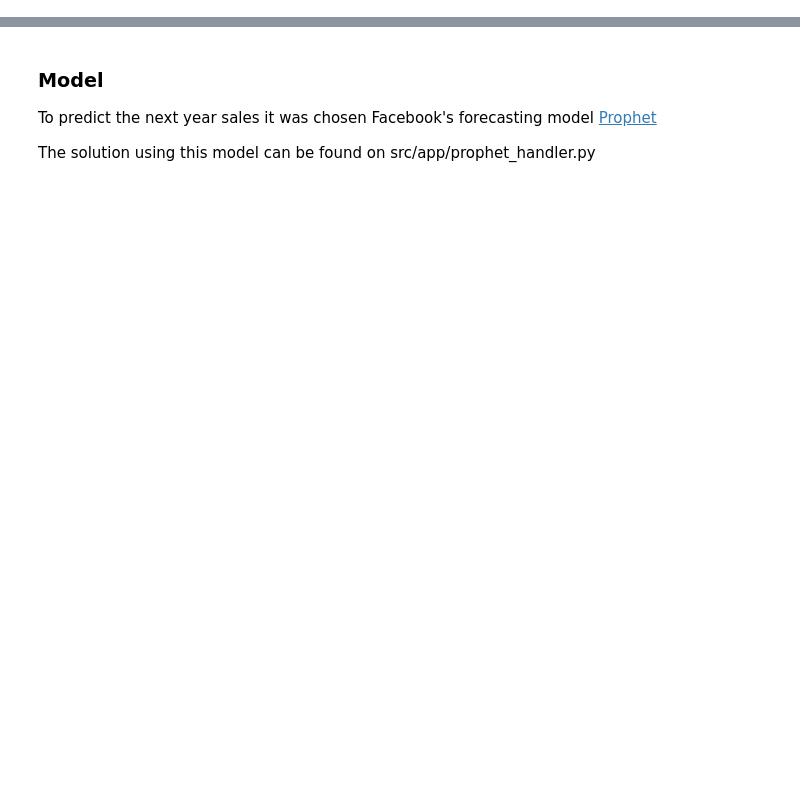
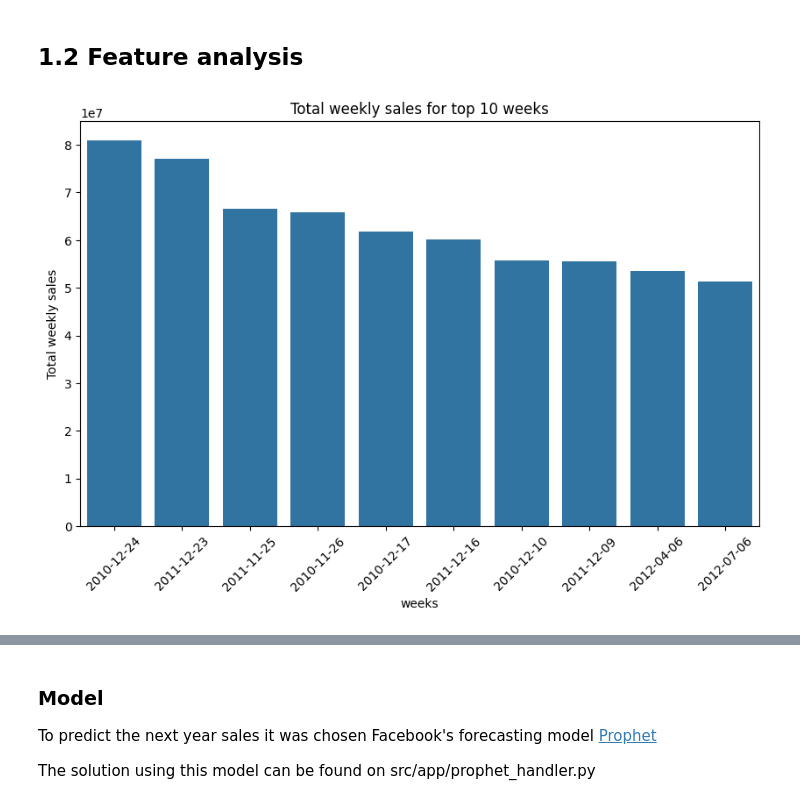
Before and after one commit to jpgianfaldoni/challenge-mle, a Jupyter notebook: presentation/final_presentation.ipynb, the cells around one changed output, grey strips where cells are left out. Saved outputs shown, nothing was run; the diff lists cells and outputs as text; code cells hidden in the pictures; blank space fills up the shorter version.

```diff
--- a/presentation/final_presentation.ipynb
+++ b/presentation/final_presentation.ipynb
@@ -44,0 +79,14 @@ df.head()
+# %% [markdown]
+## 1.2 Feature analysis
+# %%
+week_sales = df.groupby("Date")["Weekly_Sales"].sum()
+top_5_total_sales = week_sales.sort_values(ascending=False).head(10)
+plt.figure(figsize=(10, 6))
+sns.barplot(x=top_5_total_sales.index, y=top_5_total_sales.values)
+plt.xlabel("weeks")
+plt.ylabel("Total weekly sales")
+plt.title("Total weekly sales for top 10 weeks")
+plt.xticks(rotation=45)
+plt.show()
+# %% [output]
+[figure, added]
```
Also changed, not shown: parts of 64 cells of this notebook, 12 other files.
